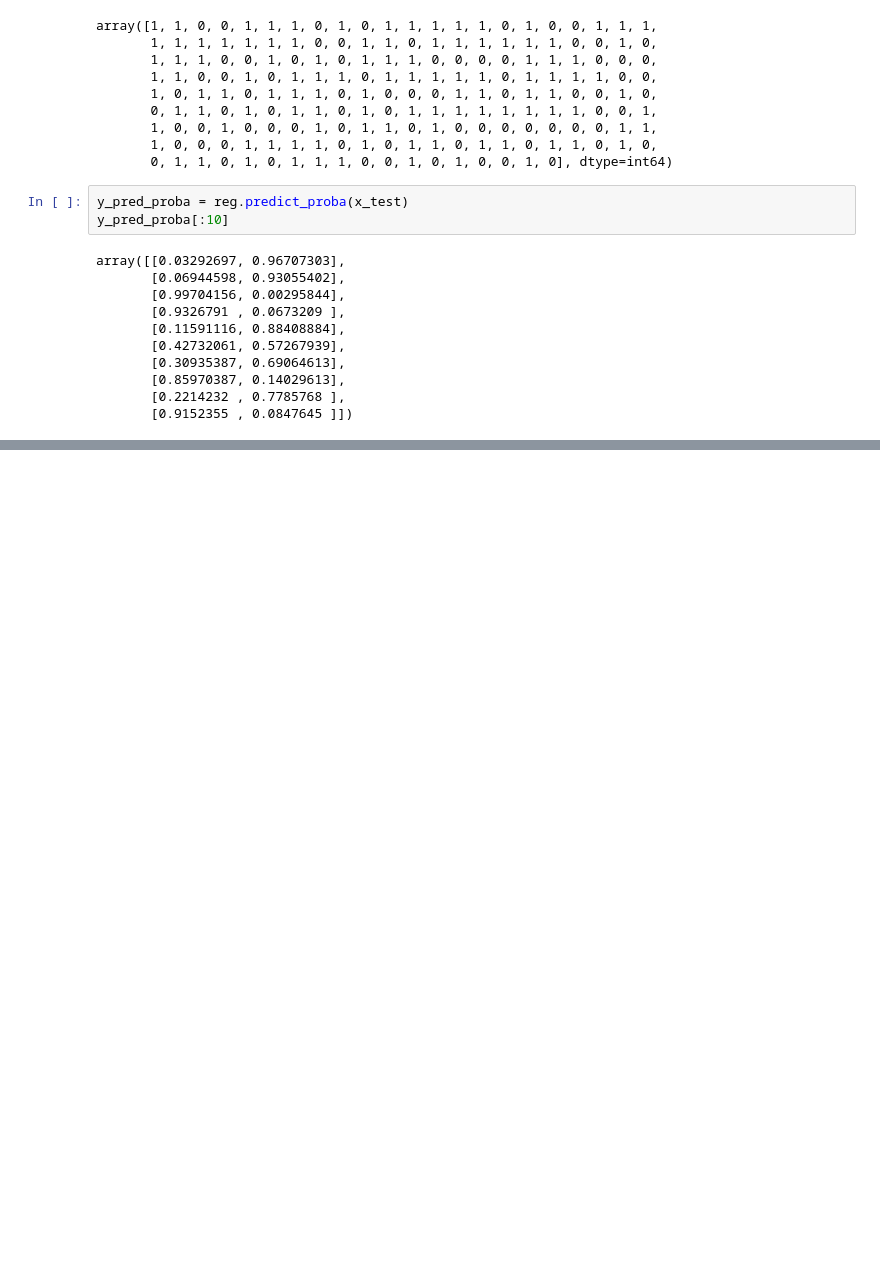
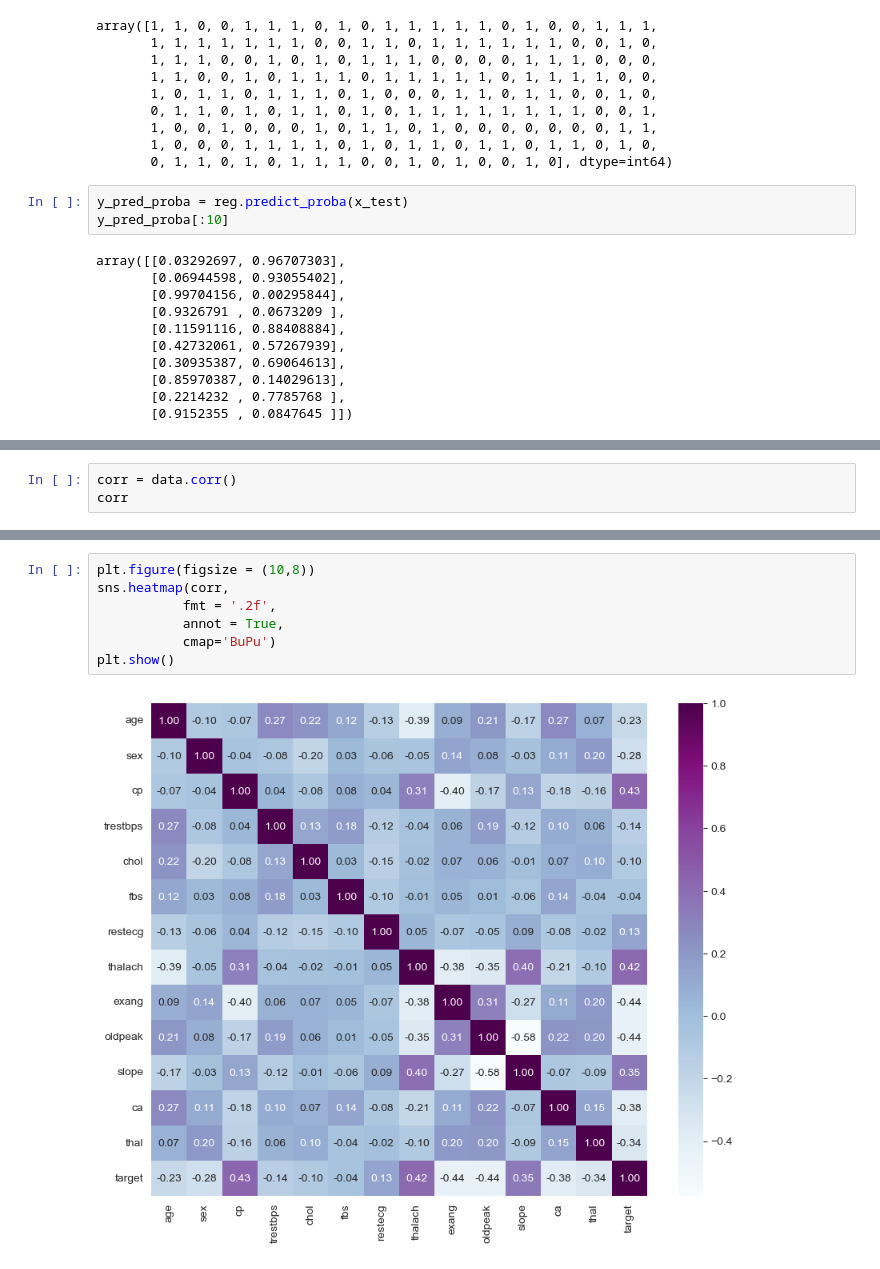
Before and after one commit to NwandoObi/Heart-Disease-Prediction, a Jupyter notebook: Heart-Disease-Prediction.ipynb, the cells around one changed output, grey strips where cells are left out. Drawn from its saved outputs; the diff is of its cells as text; blank space fills up the shorter version.

```diff
--- a/Heart-Disease-Prediction.ipynb
+++ b/Heart-Disease-Prediction.ipynb
@@ -469,0 +561,3 @@ array([[0.03292697, 0.96707303],
+# %%
+corr = data.corr()
+corr
@@ -469,0 +580,9 @@ array([[0.03292697, 0.96707303],
+# %%
+plt.figure(figsize = (10,8))
+sns.heatmap(corr,
+           fmt = '.2f',
+           annot = True,
+           cmap='BuPu')
+plt.show()
+# %% [output]
+[figure, added]
```
Also changed, not shown: parts of 47 cells of this notebook.
